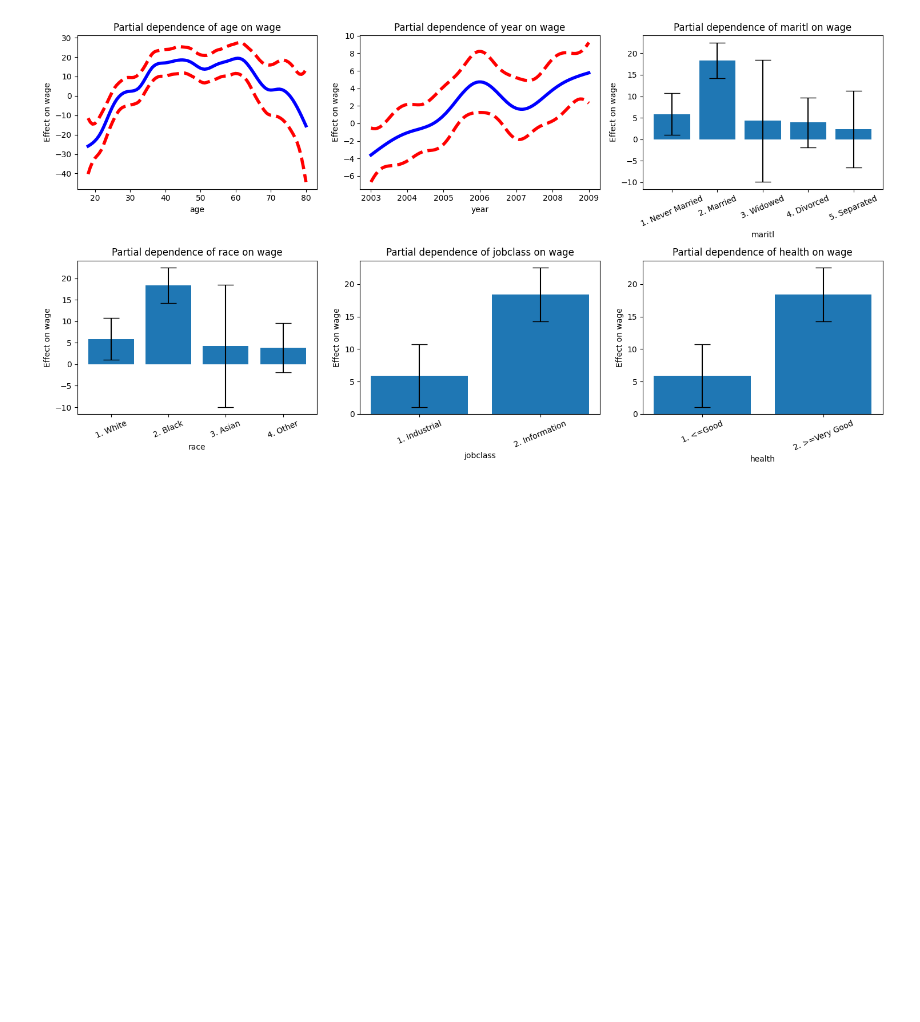
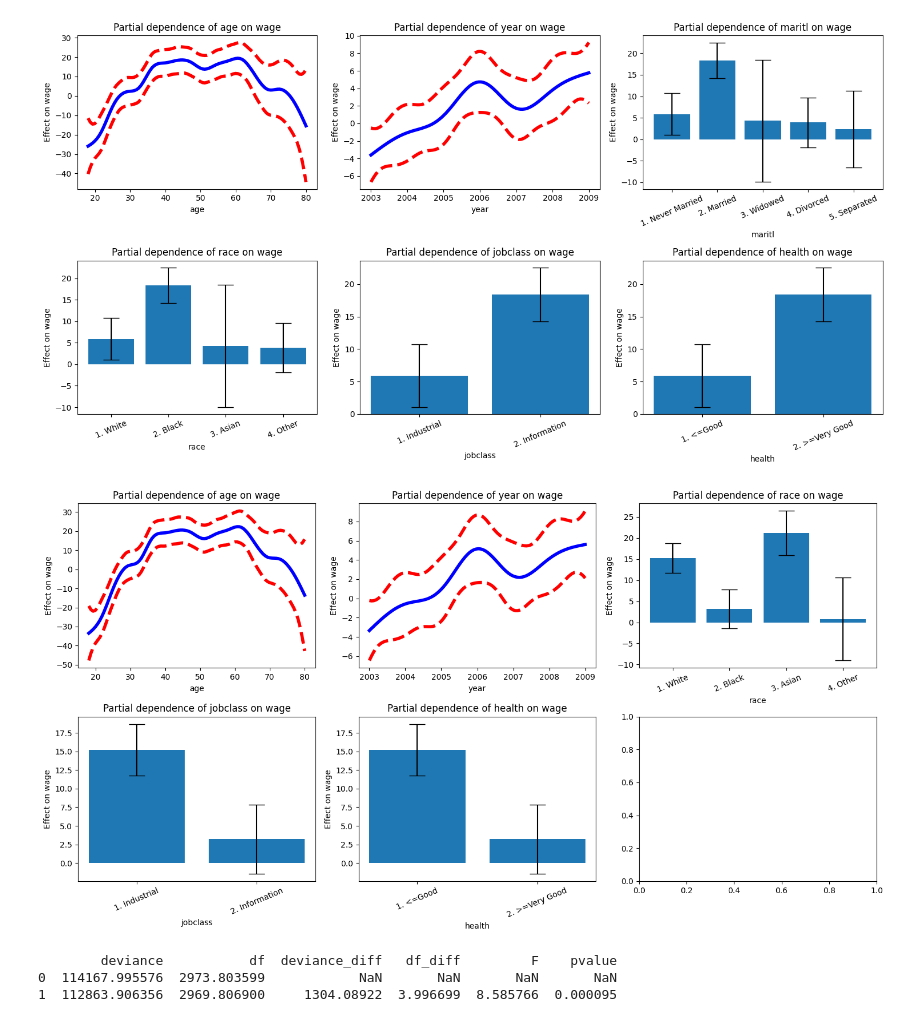
Before and after one commit to chuancao26/islp, a Jupyter notebook: nonLinearExercices.ipynb, the cells around one changed output. Drawn from its saved outputs; the diff is of its cells as text; code cells hidden in the pictures; blank space fills up the shorter version.

```diff
--- a/nonLinearExercices.ipynb
+++ b/nonLinearExercices.ipynb
@@ -596,7 +596,0 @@ Text(0.5, 1.0, 'Partial dependence of age on wage - lam=0')
-# %%
-fig, ax = plt.subplots(figsize=(8,8))
-plot_gam(gam_full,1, ax=ax)
-ax.set_xlabel('Age')
-ax.set_ylabel('Effect on wage')
-ax.set_title('Partial dependence of age on wage - lam=0',
-fontsize=20)
@@ -688,3 +679,15 @@ gam_maritl = fit_gam(cols, wage)
 plot_gam_terms(gam_maritl, cols, wage, 'wage')
 # %% [output]
 [figure]
+# %%
+cols = ['age', 'year', "race", "jobclass", "health"]
+gam_sin_maritl = fit_gam(cols, wage)
+plot_gam_terms(gam_sin_maritl, cols, wage, 'wage')
+# %% [output]
+[figure, added]
+# %%
+print(anova_gam(gam_sin_maritl, gam_maritl))
+# %% [output]
+        deviance           df  deviance_diff   df_diff         F    pvalue
+0  114167.995576  2973.803599            NaN       NaN       NaN       NaN
+1  112863.906356  2969.806900     1304.08922  3.996699  8.585766  0.000095
```
Also changed, not shown: parts of 15 cells of this notebook.
